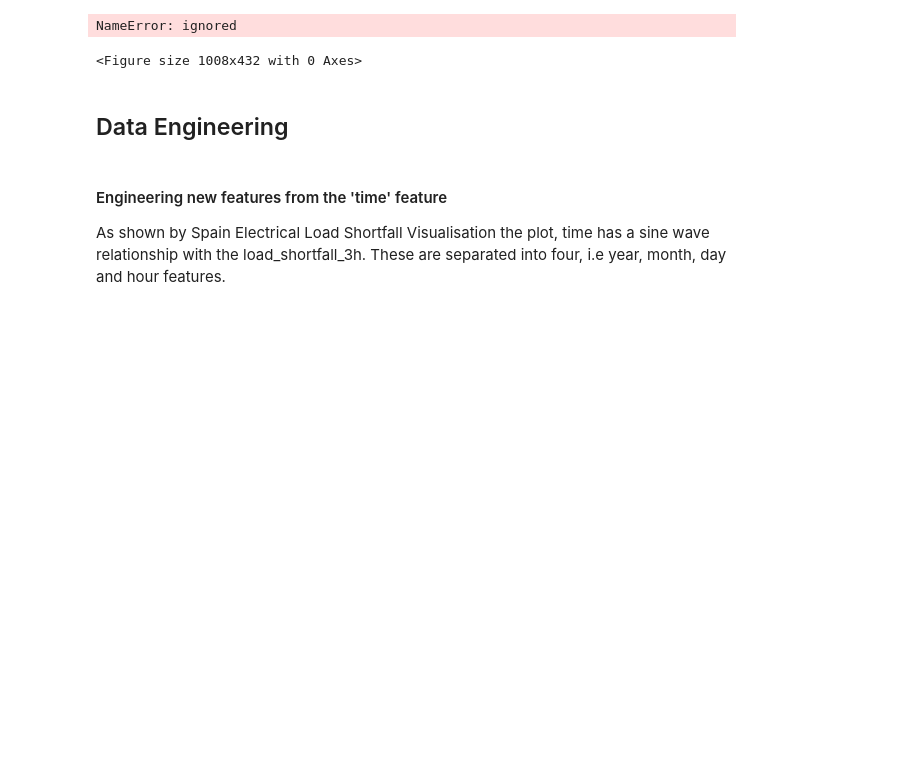
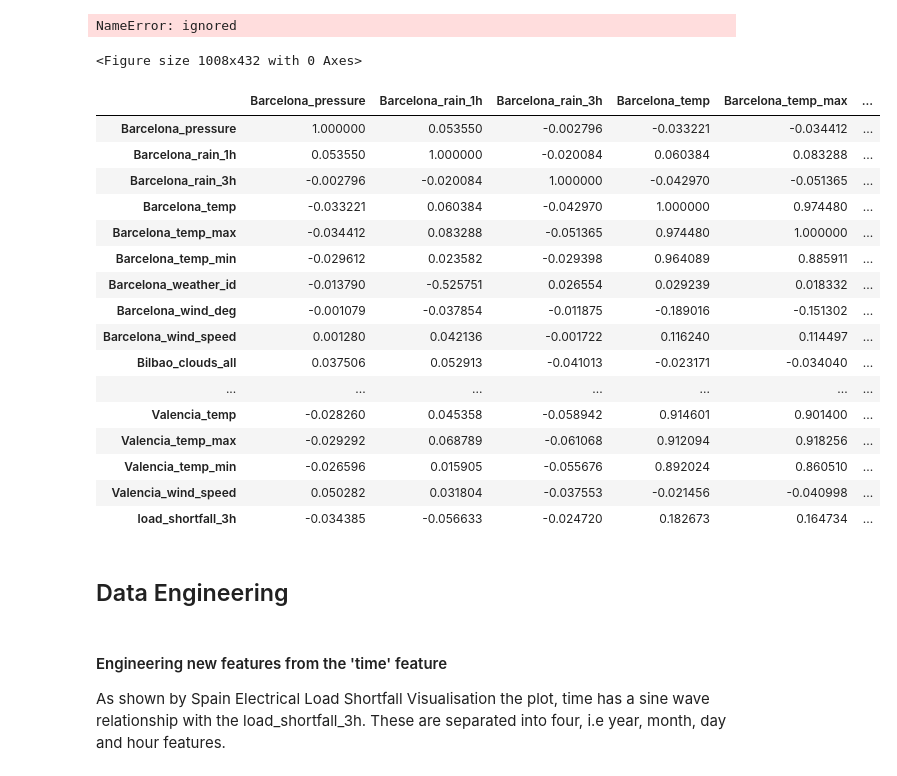
Before and after one commit to kwanda2426/load-shortfall-regression-predict-api-template, a Jupyter notebook: latest_note_book.ipynb, the cells around one changed output. Drawn from its saved outputs; the diff is of its cells as text; code cells hidden in the pictures; blank space fills up the shorter version.

```diff
--- a/latest_note_book.ipynb
+++ b/latest_note_book.ipynb
@@ -263,6 +266,28 @@ plt.legend(fontsize=20,facecolor='white')
 # %% [output]
 NameError: ignored
 <Figure size 1008x432 with 0 Axes>
+# %%
+corr_df = df_cleaned[:len(df_train)]
+# %%
+corr_df.corr()
+# %% [output]
+|  | Barcelona_pressure | Barcelona_rain_1h | Barcelona_rain_3h | Barcelona_temp | Barcelona_temp_max | ... |
+| Barcelona_pressure | 1.000000 | 0.053550 | -0.002796 | -0.033221 | -0.034412 | ... |
+| Barcelona_rain_1h | 0.053550 | 1.000000 | -0.020084 | 0.060384 | 0.083288 | ... |
+| Barcelona_rain_3h | -0.002796 | -0.020084 | 1.000000 | -0.042970 | -0.051365 | ... |
+| Barcelona_temp | -0.033221 | 0.060384 | -0.042970 | 1.000000 | 0.974480 | ... |
+| Barcelona_temp_max | -0.034412 | 0.083288 | -0.051365 | 0.974480 | 1.000000 | ... |
+| Barcelona_temp_min | -0.029612 | 0.023582 | -0.029398 | 0.964089 | 0.885911 | ... |
+| Barcelona_weather_id | -0.013790 | -0.525751 | 0.026554 | 0.029239 | 0.018332 | ... |
+| Barcelona_wind_deg | -0.001079 | -0.037854 | -0.011875 | -0.189016 | -0.151302 | ... |
+| Barcelona_wind_speed | 0.001280 | 0.042136 | -0.001722 | 0.116240 | 0.114497 | ... |
+| Bilbao_clouds_all | 0.037506 | 0.052913 | -0.041013 | -0.023171 | -0.034040 | ... |
+| ... | ... | ... | ... | ... | ... | ... |
+| Valencia_temp | -0.028260 | 0.045358 | -0.058942 | 0.914601 | 0.901400 | ... |
+| Valencia_temp_max | -0.029292 | 0.068789 | -0.061068 | 0.912094 | 0.918256 | ... |
+| Valencia_temp_min | -0.026596 | 0.015905 | -0.055676 | 0.892024 | 0.860510 | ... |
+| Valencia_wind_speed | 0.050282 | 0.031804 | -0.037553 | -0.021456 | -0.040998 | ... |
+| load_shortfall_3h | -0.034385 | -0.056633 | -0.024720 | 0.182673 | 0.164734 | ... |
 # %% [markdown]
 ## Data Engineering
 # %% [markdown]
```
Also changed, not shown: parts of 5 cells of this notebook.
